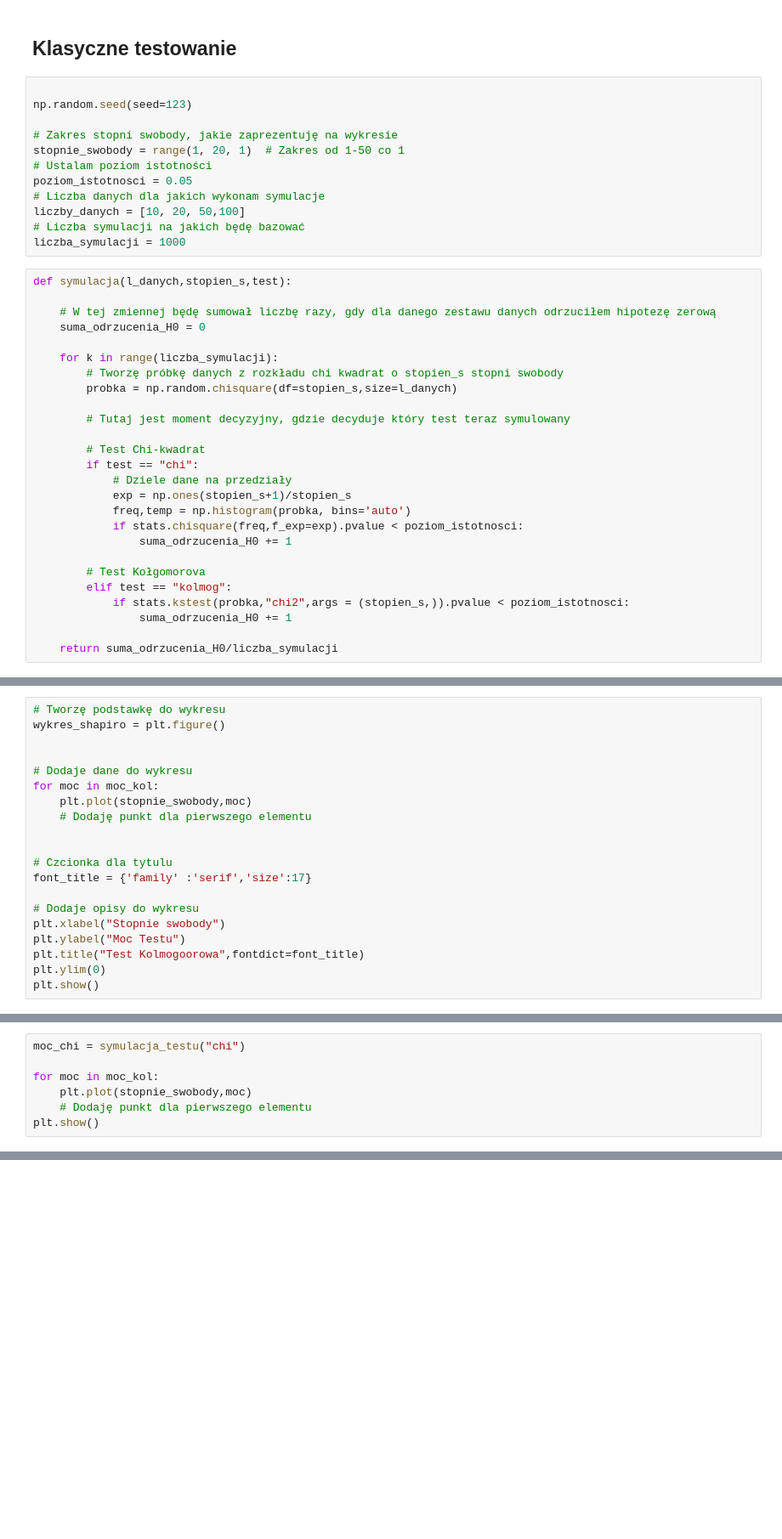
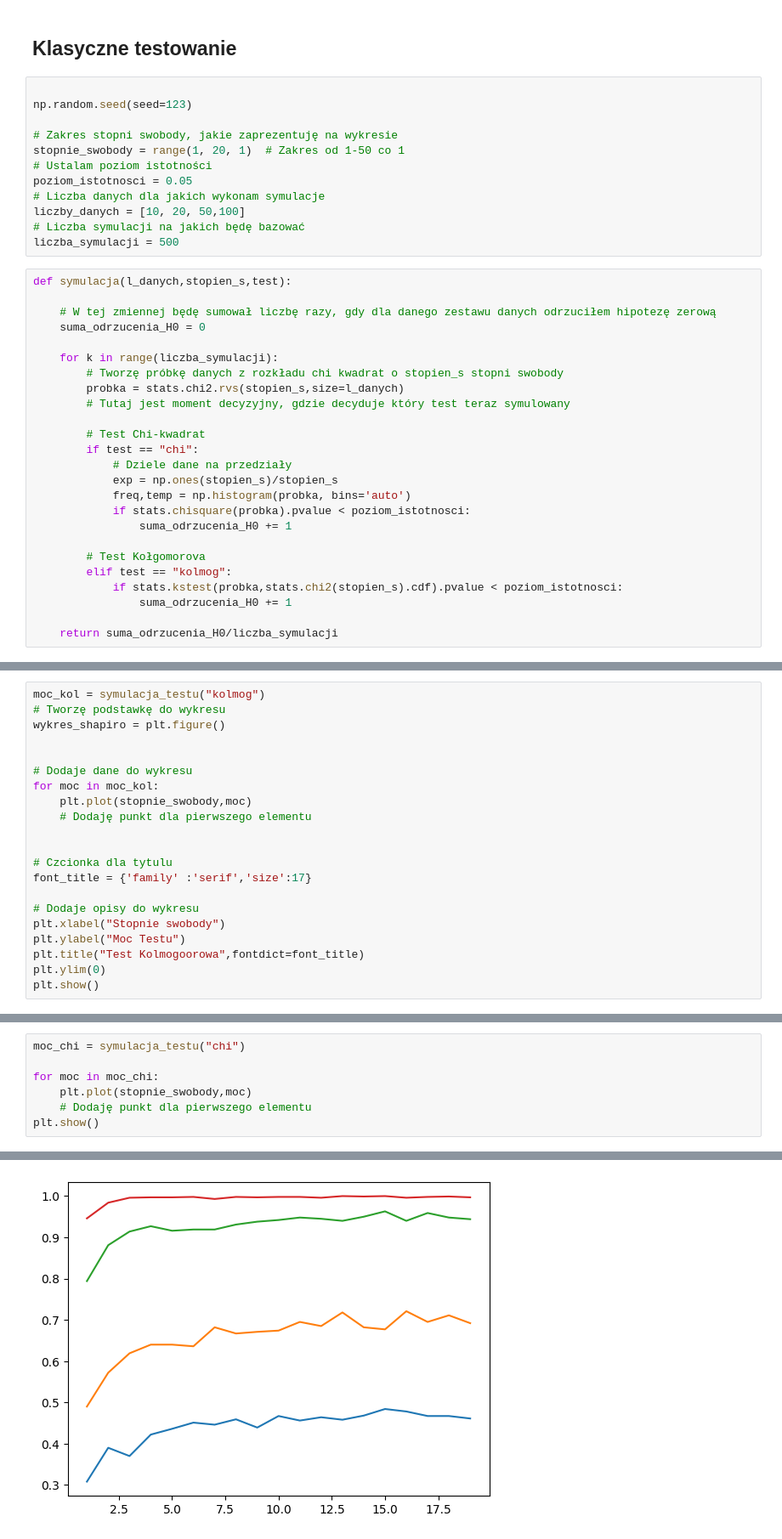
Before and after one commit to Arekflo2002/MetodyNieparametryczneStatystyka_Rozwiazania, a Jupyter notebook: Zadanie2.ipynb, the cells around one changed output, grey strips where cells are left out. Shown at 85% size. Drawn from its saved outputs; the diff is of its cells as text; blank space fills up the shorter version.

```diff
--- a/Zadanie2.ipynb
+++ b/Zadanie2.ipynb
@@ -17,7 +17,7 @@ poziom_istotnosci = 0.05
 # Liczba danych dla jakich wykonam symulacje
 liczby_danych = [10, 20, 50,100]
 # Liczba symulacji na jakich będę bazować
-liczba_symulacji = 1000
+liczba_symulacji = 500
 # %%
 def symulacja(l_danych,stopien_s,test):
 
@@ -26,21 +26,20 @@ def symulacja(l_danych,stopien_s,test):
 
     for k in range(liczba_symulacji):
         # Tworzę próbkę danych z rozkładu chi kwadrat o stopien_s stopni swobody
-        probka = np.random.chisquare(df=stopien_s,size=l_danych)
-
+        probka = stats.chi2.rvs(stopien_s,size=l_danych)
         # Tutaj jest moment decyzyjny, gdzie decyduje który test teraz symulowany
 
         # Test Chi-kwadrat
         if test == "chi":
             # Dziele dane na przedziały
-            exp = np.ones(stopien_s+1)/stopien_s
+            exp = np.ones(stopien_s)/stopien_s
             freq,temp = np.histogram(probka, bins='auto')
-            if stats.chisquare(freq,f_exp=exp).pvalue < poziom_istotnosci:
+            if stats.chisquare(probka).pvalue < poziom_istotnosci:
                 suma_odrzucenia_H0 += 1
 
         # Test Kołgomorova
         elif test == "kolmog":
-            if stats.kstest(probka,"chi2",args = (stopien_s,)).pvalue < poziom_istotnosci:
+            if stats.kstest(probka,stats.chi2(stopien_s).cdf).pvalue < poziom_istotnosci:
                 suma_odrzucenia_H0 += 1
 
     return suma_odrzucenia_H0/liczba_symulacji
@@ -78,4 +75,5 @@ def symulacja_testu(test):
 # %%
+moc_kol = symulacja_testu("kolmog")
 # Tworzę podstawkę do wykresu
 wykres_shapiro = plt.figure()
 
@@ -100,7 +98,7 @@ plt.show()
 # %%
 moc_chi = symulacja_testu("chi")
 
-for moc in moc_kol:
+for moc in moc_chi:
     plt.plot(stopnie_swobody,moc)
     # Dodaję punkt dla pierwszego elementu
 plt.show()
@@ -108,0 +106 @@ ValueError: shapes (5,) and (2,) could not be broadcast together
+[figure, added]
```
Also changed, not shown: parts of 2 cells of this notebook, 1 other file.
